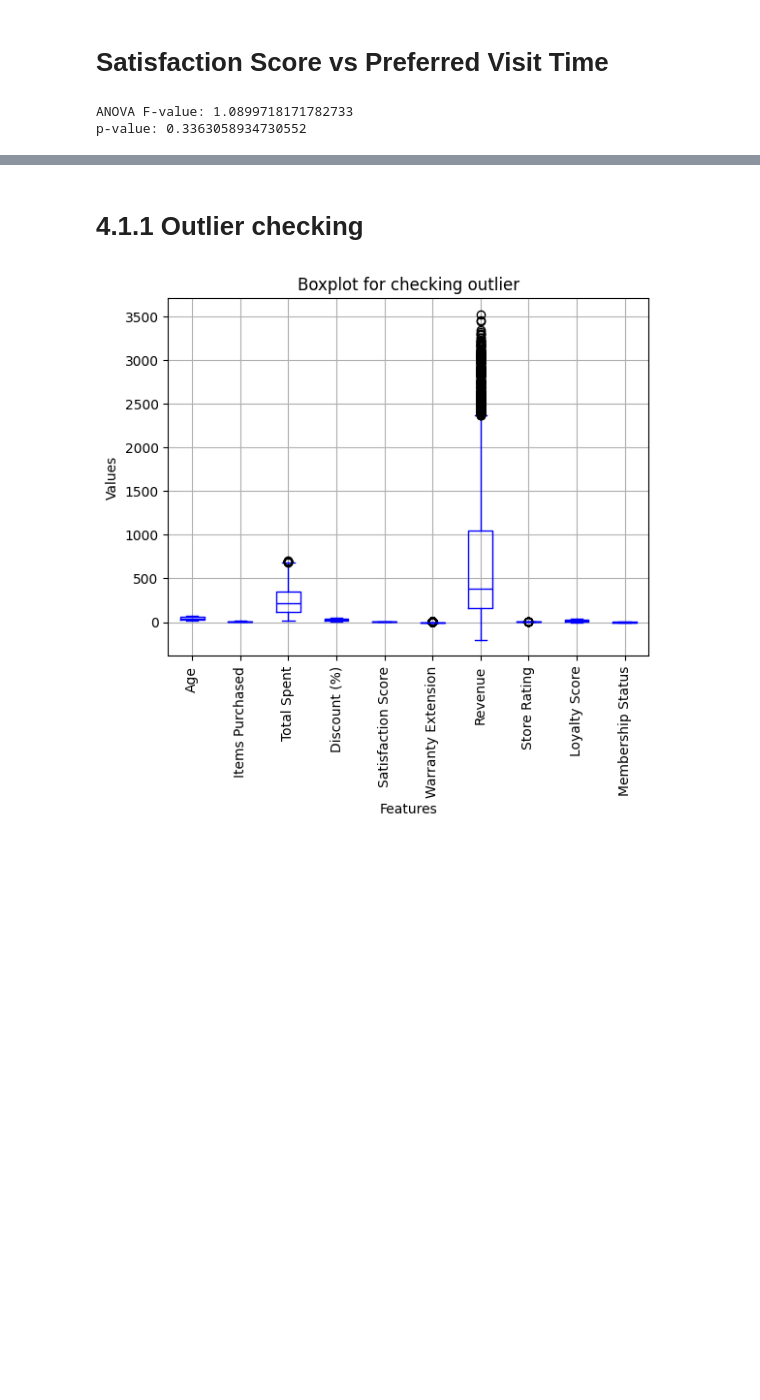
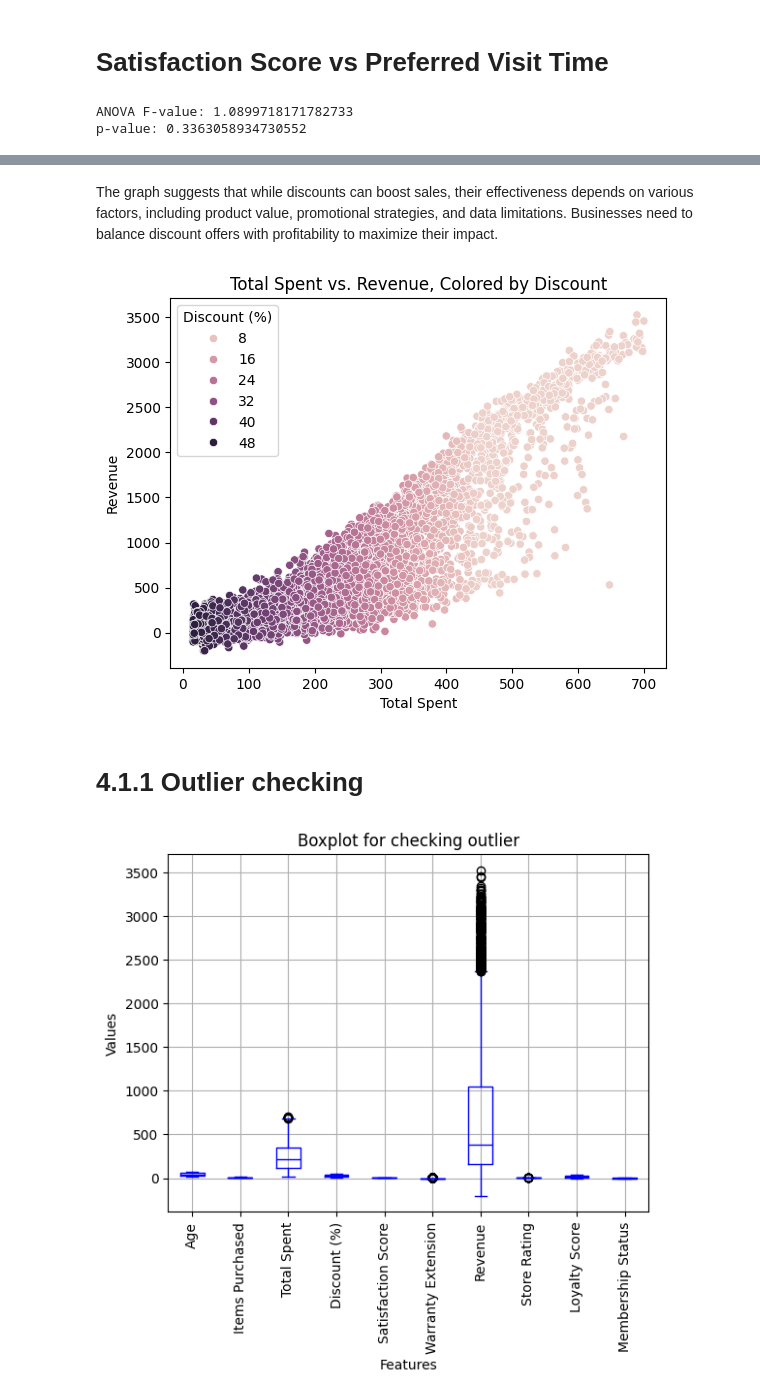
Before and after one commit to ra-vb/python_code, a Jupyter notebook: Internship_official.ipynb, the cells around one changed output, grey strips where cells are left out. Drawn from its saved outputs; the diff is of its cells as text; code cells hidden in the pictures; blank space fills up the shorter version.

```diff
--- a/Internship_official.ipynb
+++ b/Internship_official.ipynb
@@ -483,3 +482,12 @@ df.head()
+# %% [markdown]
+The graph suggests that while discounts can boost sales, their effectiveness depends on various factors, including product value, promotional strategies, and data limitations. Businesses need to balance discount offers with profitability to maximize their impact.
+# %%
+# Color-coded scatter plot
+sns.scatterplot(x='Total Spent', y='Revenue', hue='Discount (%)', data=df)
+plt.title('Total Spent vs. Revenue, Colored by Discount')
+plt.show()
+# %% [output]
+[figure, added]
 # %% [markdown]
 # **4.1.1 Outlier checking**
 # %%
```
Also changed, not shown: parts of 40 cells of this notebook.
